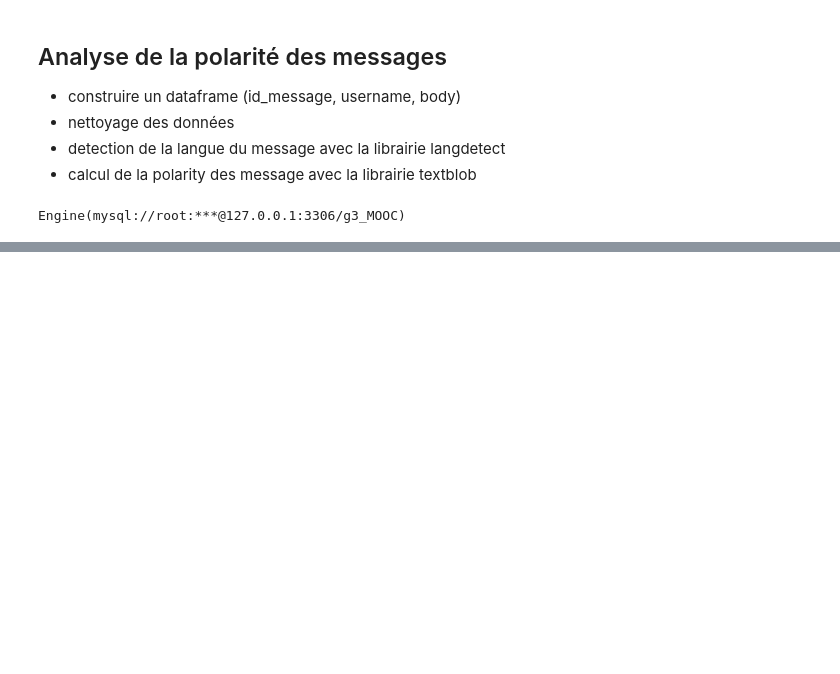
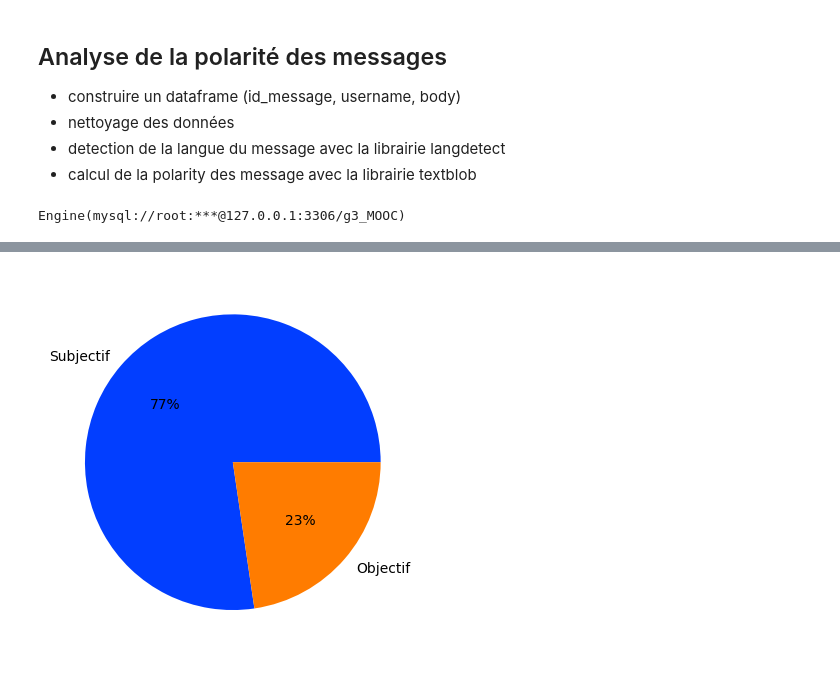
Before and after one commit to data-IA-2022/MOOC_Fengfeng_David, a Jupyter notebook: sentiment.ipynb, the cells around one changed output, grey strips where cells are left out. Cells and saved outputs as stored; diff of their text form; code cells hidden in the pictures; blank space fills up the shorter version.

```diff
--- a/sentiment.ipynb
+++ b/sentiment.ipynb
@@ -61,0 +137,6 @@ plt.show()
+# %%
+color = sns.color_palette('bright')
+plt.pie(df_sub['mean_subjectivity'].value_counts(),labels=['Subjectif', 'Objectif'], colors=color, autopct='%.0f%%')
+plt.show()
+# %% [output]
+[figure, added]
```
Also changed, not shown: parts of 8 cells of this notebook.
